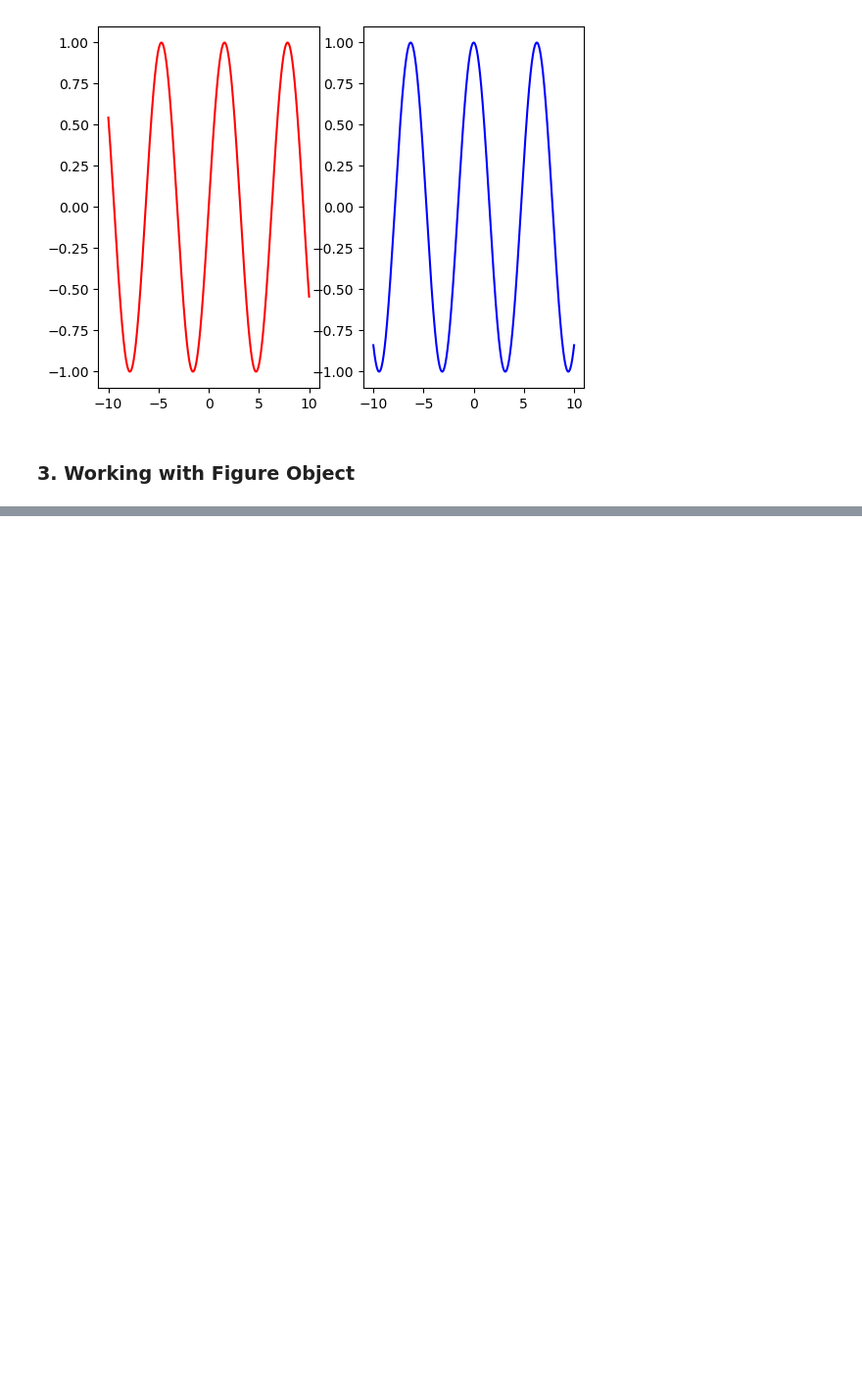
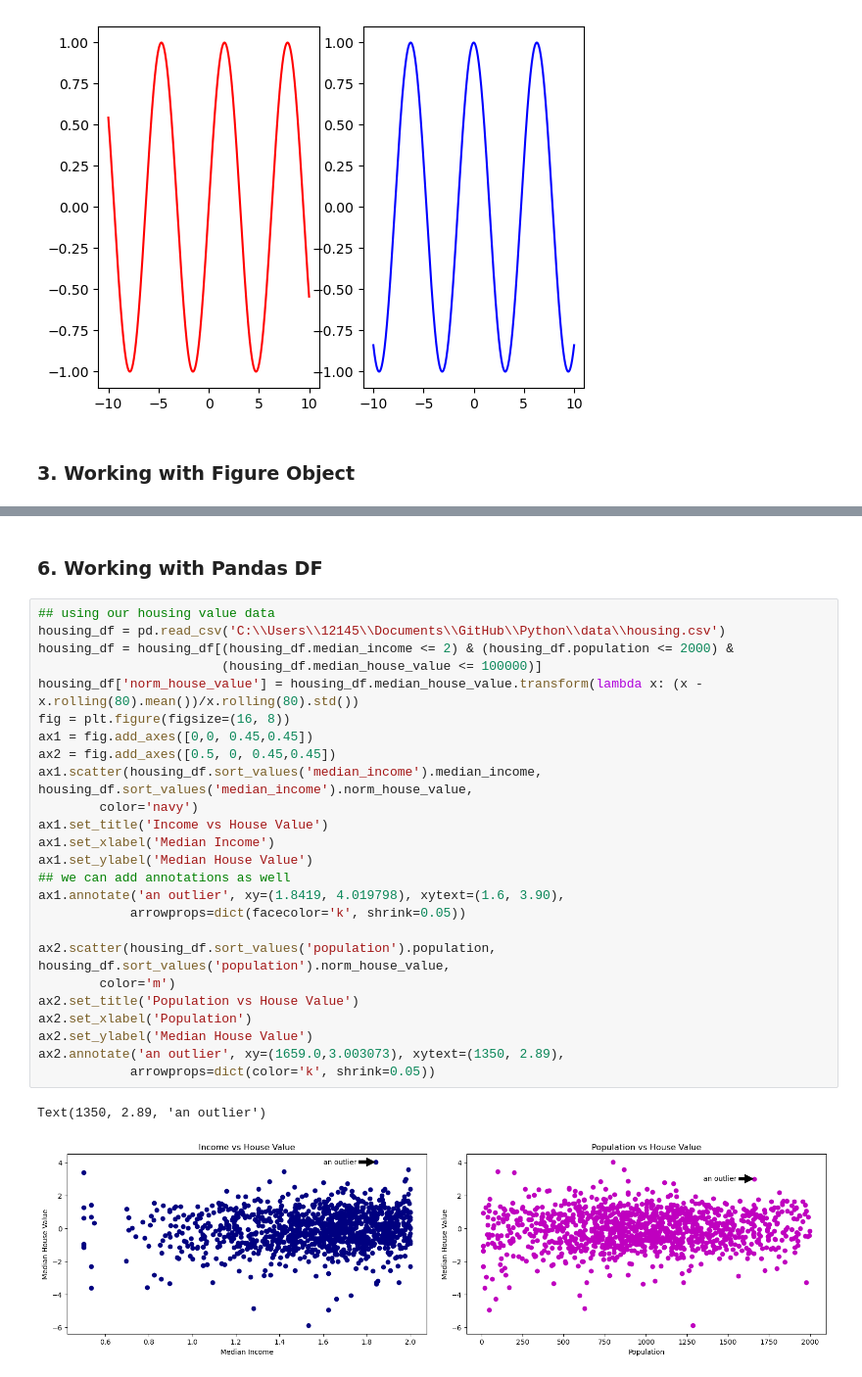
Before and after one commit to NikkiShah93/Python, a Jupyter notebook: General/Visualization/matplotlib-checkpoint.ipynb, the cells around one changed output, grey strips where cells are left out. Shown at 98% size. Drawn from its saved outputs; the diff is of its cells as text; blank space fills up the shorter version.

```diff
--- a/General/Visualization/matplotlib-checkpoint.ipynb
+++ b/General/Visualization/matplotlib-checkpoint.ipynb
@@ -69,0 +123,30 @@ fig.legend(loc='upper left')
+# %% [markdown]
+### 6. Working with Pandas DF
+# %%
+## using our housing value data
+housing_df = pd.read_csv('C:\\Users\\12145\\Documents\\GitHub\\Python\\data\\housing.csv')
+housing_df = housing_df[(housing_df.median_income <= 2) & (housing_df.population <= 2000) &
+                        (housing_df.median_house_value <= 100000)]
+housing_df['norm_house_value'] = housing_df.median_house_value.transform(lambda x: (x - x.rolling(80).mean())/x.rolling(80).std())
+fig = plt.figure(figsize=(16, 8))
+ax1 = fig.add_axes([0,0, 0.45,0.45])
+ax2 = fig.add_axes([0.5, 0, 0.45,0.45])
+ax1.scatter(housing_df.sort_values('median_income').median_income, housing_df.sort_values('median_income').norm_house_value,
+        color='navy')
+ax1.set_title('Income vs House Value')
+ax1.set_xlabel('Median Income')
+ax1.set_ylabel('Median House Value')
+## we can add annotations as well
+ax1.annotate('an outlier', xy=(1.8419, 4.019798), xytext=(1.6, 3.90),
+            arrowprops=dict(facecolor='k', shrink=0.05))
+
+ax2.scatter(housing_df.sort_values('population').population, housing_df.sort_values('population').norm_house_value,
+        color='m')
+ax2.set_title('Population vs House Value')
+ax2.set_xlabel('Population')
+ax2.set_ylabel('Median House Value')
+ax2.annotate('an outlier', xy=(1659.0,3.003073), xytext=(1350, 2.89),
+            arrowprops=dict(color='k', shrink=0.05))
+# %% [output]
+Text(1350, 2.89, 'an outlier')
+[figure, added]
```
Also changed, not shown: parts of 9 cells of this notebook.
